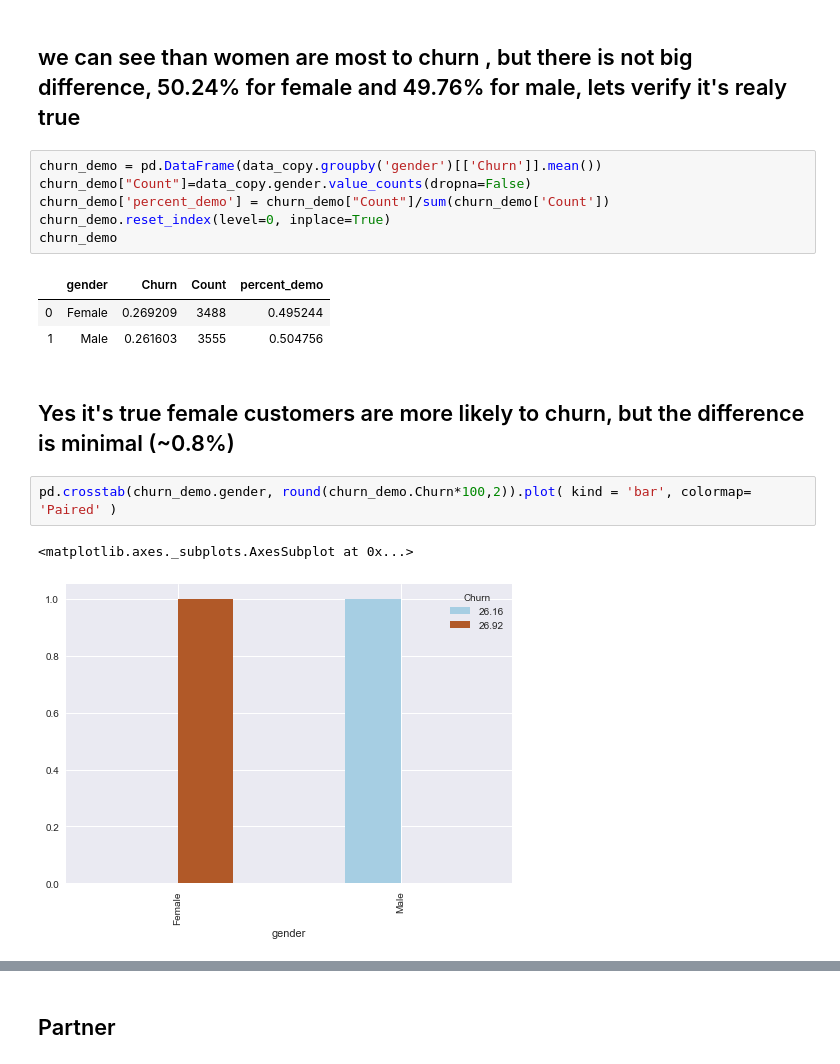
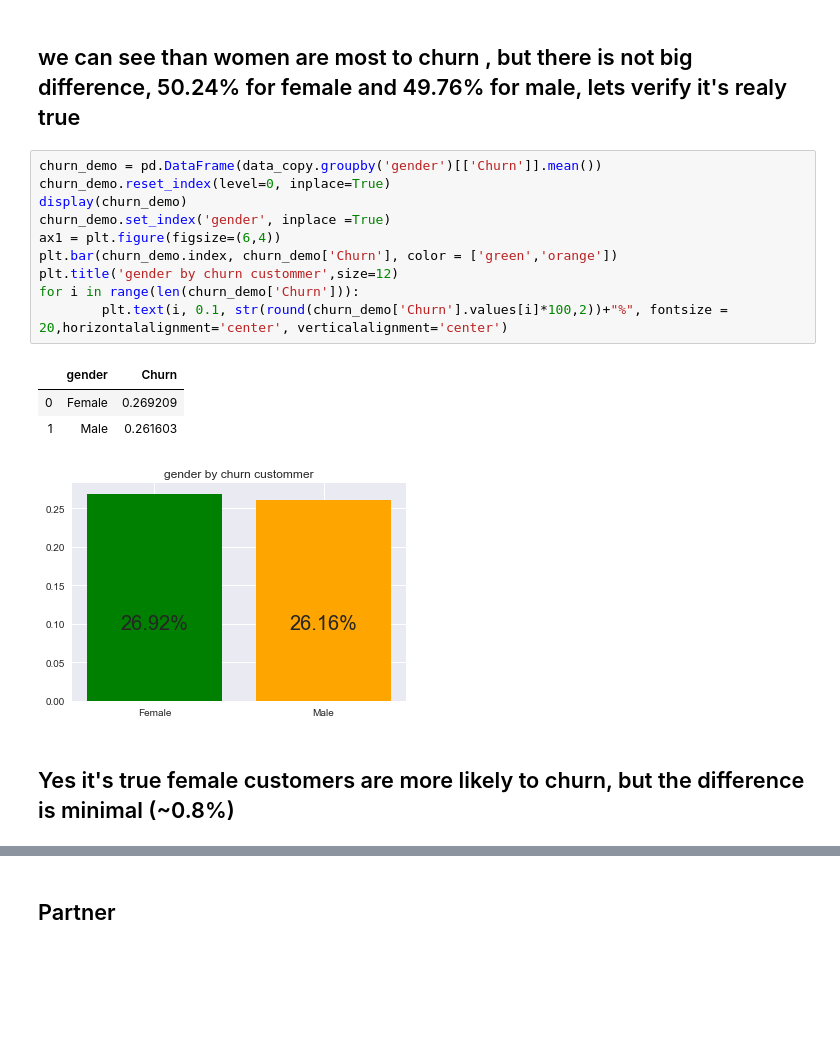
Before and after one commit to B1o0b1/Customer-Churn-Analysis, a Jupyter notebook: Analysis_customer_churn.ipynb, the cells around one changed output, grey strips where cells are left out. Saved outputs shown, nothing was run; the diff lists cells and outputs as text; blank space fills up the shorter version.

```diff
--- a/Analysis_customer_churn.ipynb
+++ b/Analysis_customer_churn.ipynb
@@ -343,20 +342,20 @@ pd.crosstab(data_churn_Yes.gender,data_churn_Yes.Churn, normalize = True, margin
 | All | 1.000000 | 1.000000 |
 # %% [markdown]
 ## we can see than women are most to churn , but there is not big difference, 50.24% for female and 49.76% for male, lets verify it's realy true
-# %%
-churn_demo = pd.DataFrame(data_copy.groupby('gender')[['Churn']].mean())
-churn_demo["Count"]=data_copy.gender.value_counts(dropna=False)
-churn_demo['percent_demo'] = churn_demo["Count"]/sum(churn_demo['Count'])
-churn_demo.reset_index(level=0, inplace=True)
-churn_demo
-# %% [output]
-|  | gender | Churn | Count | percent_demo |
-| 0 | Female | 0.269209 | 3488 | 0.495244 |
-| 1 | Male | 0.261603 | 3555 | 0.504756 |
+# %%
+churn_demo = pd.DataFrame(data_copy.groupby('gender')[['Churn']].mean())
+churn_demo.reset_index(level=0, inplace=True)
+display(churn_demo)
+churn_demo.set_index('gender', inplace =True)
+ax1 = plt.figure(figsize=(6,4))
+plt.bar(churn_demo.index, churn_demo['Churn'], color = ['green','orange'])
+plt.title('gender by churn custommer',size=12)
+for i in range(len(churn_demo['Churn'])):
+        plt.text(i, 0.1, str(round(churn_demo['Churn'].values[i]*100,2))+"%", fontsize = 20,horizontalalignment='center', verticalalignment='center')
+# %% [output]
+|  | gender | Churn |
+| 0 | Female | 0.269209 |
+| 1 | Male | 0.261603 |
+[figure, added]
 # %% [markdown]
 ## Yes it's true female customers are more likely to churn, but the difference is minimal (~0.8%)
-# %%
-pd.crosstab(churn_demo.gender, round(churn_demo.Churn*100,2)).plot( kind = 'bar', colormap= 'Paired' )
-# %% [output]
-<matplotlib.axes._subplots.AxesSubplot at 0x...>
-[figure, removed]
```
Also changed, not shown: parts of 60 cells of this notebook, 3 other files.
